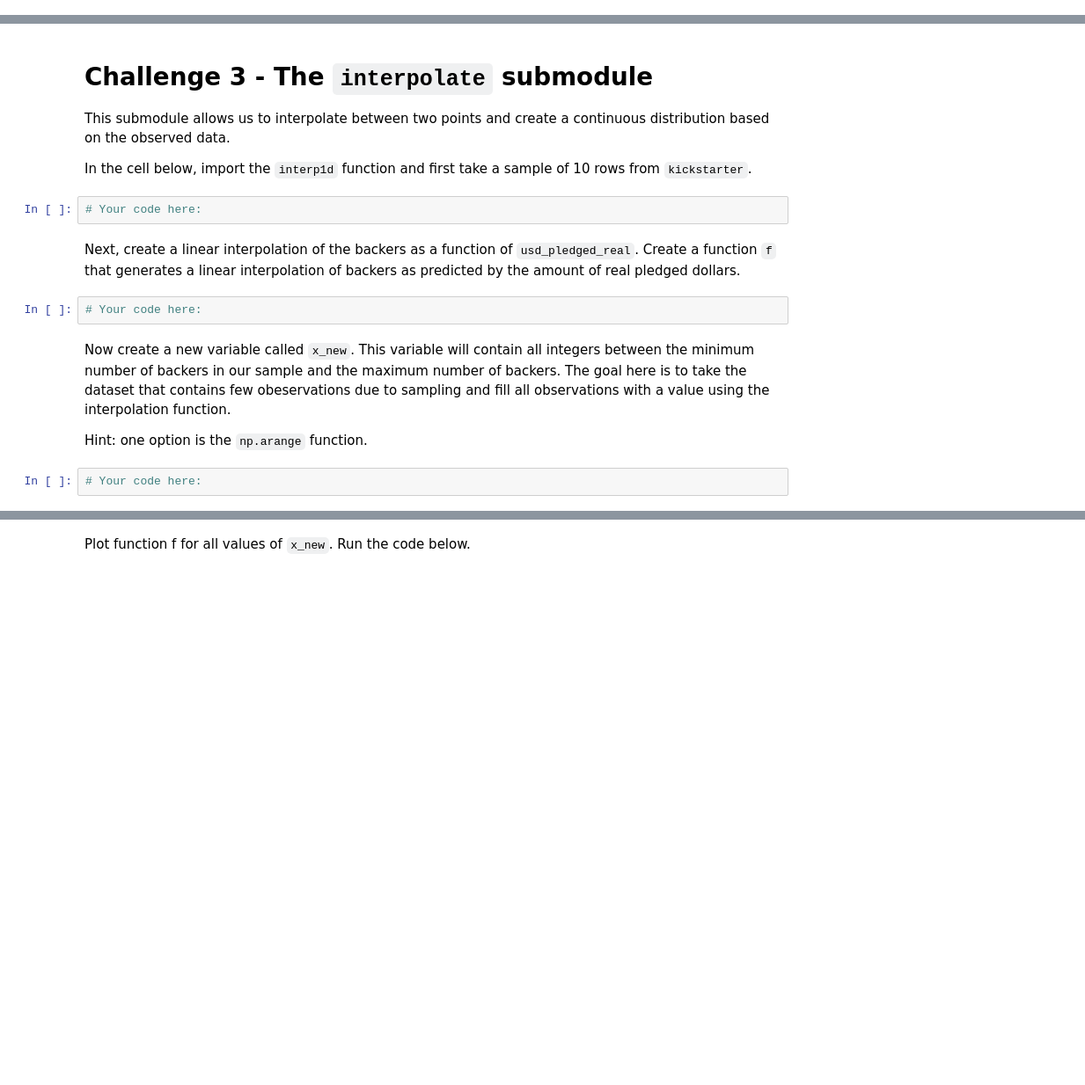
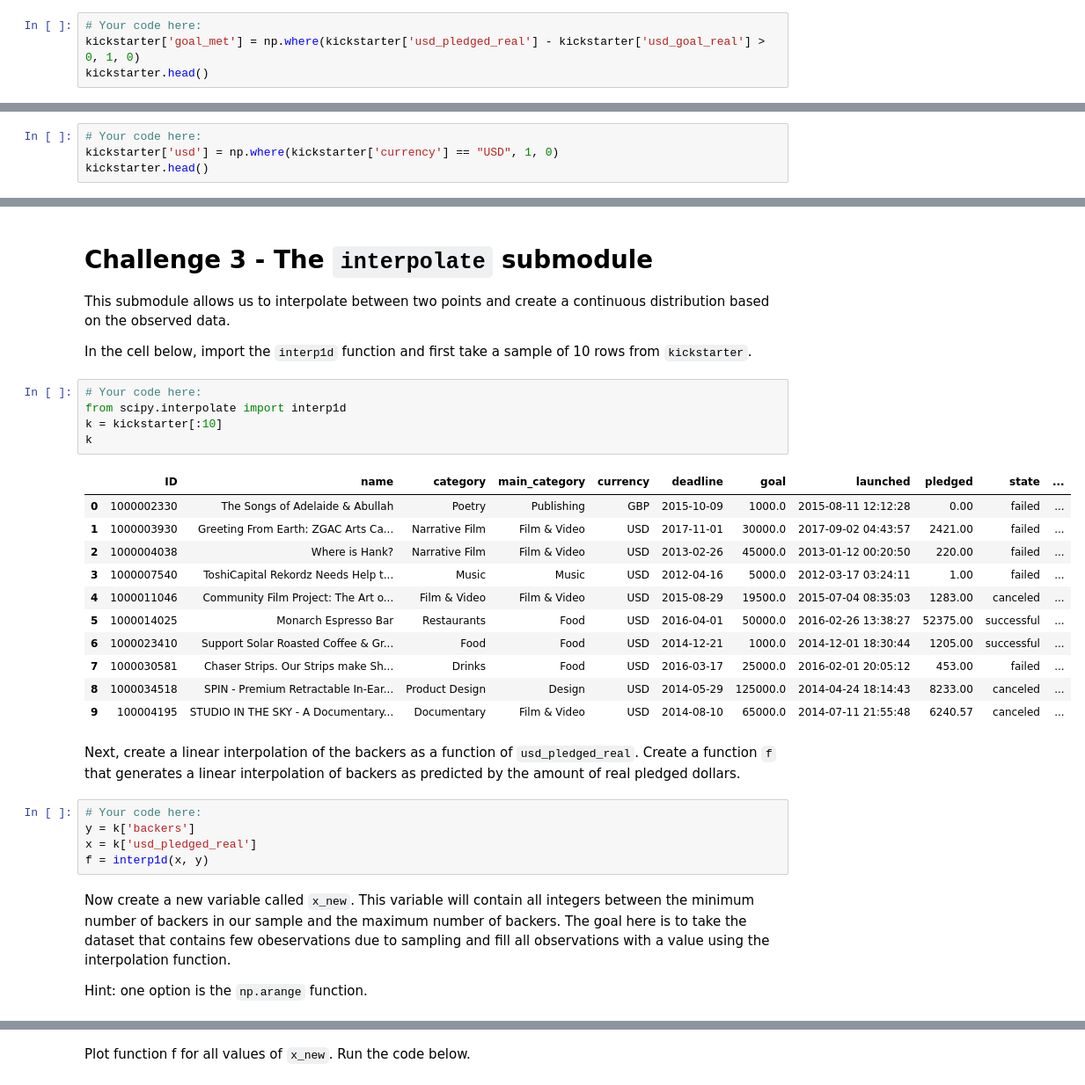
Before and after one commit to ironhack-datalabs/datamad1019, a Jupyter notebook: module-2/lab-intro-to-scipy/your-code/main.ipynb, the cells around one changed output, grey strips where cells are left out. Shown: that part at 88% size. Saved outputs shown, nothing was run; the diff lists cells and outputs as text; blank space fills up the shorter version.

```diff
--- a/module-2/lab-intro-to-scipy/your-code/main.ipynb
+++ b/module-2/lab-intro-to-scipy/your-code/main.ipynb
@@ -38,0 +70,4 @@ Let's perform Fisher's exact test on our KickStarter data. We intend to test the
+# %%
+# Your code here:
+kickstarter['goal_met'] = np.where(kickstarter['usd_pledged_real'] - kickstarter['usd_goal_real'] > 0, 1, 0)
+kickstarter.head()
@@ -42,0 +83,4 @@ Next, create a column that checks whether the currency of the project is in US D
+# %%
+# Your code here:
+kickstarter['usd'] = np.where(kickstarter['currency'] == "USD", 1, 0)
+kickstarter.head()
@@ -62,13 +129,29 @@ This submodule allows us to interpolate between two points and create a continuo
 In the cell below, import the `interp1d` function and first take a sample of 10 rows from `kickstarter`.
 # %%
 # Your code here:
+from scipy.interpolate import interp1d
+k = kickstarter[:10]
+k
+# %% [output]
+|  | ID | name | category | main_category | currency | deadline | goal | launched | pledged | state | ... |
+| 0 | 1000002330 | The Songs of Adelaide & Abullah | Poetry | Publishing | GBP | 2015-10-09 | 1000.0 | 2015-08-11 12:12:28 | 0.00 | failed | ... |
+| 1 | 1000003930 | Greeting From Earth: ZGAC Arts Ca... | Narrative Film | Film & Video | USD | 2017-11-01 | 30000.0 | 2017-09-02 04:43:57 | 2421.00 | failed | ... |
+| 2 | 1000004038 | Where is Hank? | Narrative Film | Film & Video | USD | 2013-02-26 | 45000.0 | 2013-01-12 00:20:50 | 220.00 | failed | ... |
+| 3 | 1000007540 | ToshiCapital Rekordz Needs Help t... | Music | Music | USD | 2012-04-16 | 5000.0 | 2012-03-17 03:24:11 | 1.00 | failed | ... |
+| 4 | 1000011046 | Community Film Project: The Art o... | Film & Video | Film & Video | USD | 2015-08-29 | 19500.0 | 2015-07-04 08:35:03 | 1283.00 | canceled | ... |
+| 5 | 1000014025 | Monarch Espresso Bar | Restaurants | Food | USD | 2016-04-01 | 50000.0 | 2016-02-26 13:38:27 | 52375.00 | successful | ... |
+| 6 | 1000023410 | Support Solar Roasted Coffee & Gr... | Food | Food | USD | 2014-12-21 | 1000.0 | 2014-12-01 18:30:44 | 1205.00 | successful | ... |
+| 7 | 1000030581 | Chaser Strips. Our Strips make Sh... | Drinks | Food | USD | 2016-03-17 | 25000.0 | 2016-02-01 20:05:12 | 453.00 | failed | ... |
+| 8 | 1000034518 | SPIN - Premium Retractable In-Ear... | Product Design | Design | USD | 2014-05-29 | 125000.0 | 2014-04-24 18:14:43 | 8233.00 | canceled | ... |
+| 9 | 100004195 | STUDIO IN THE SKY - A Documentary... | Documentary | Film & Video | USD | 2014-08-10 | 65000.0 | 2014-07-11 21:55:48 | 6240.57 | canceled | ... |
 # %% [markdown]
 Next, create a linear interpolation of the backers as a function of `usd_pledged_real`. Create a function `f` that generates a linear interpolation of backers as predicted by the amount of real pledged dollars.
-# %%
-# Your code here:
+# %%
+# Your code here:
+y = k['backers']
+x = k['usd_pledged_real']
+f = interp1d(x, y)
 # %% [markdown]
 Now create a new variable called `x_new`. This variable will contain all integers between the minimum number of backers in our sample and the maximum number of backers. The goal here is to take the dataset that contains few obeservations due to sampling and fill all observations with a value using the interpolation function.
 
 Hint: one option is the `np.arange` function.
-# %%
-# Your code here:
```
Also changed, not shown: parts of 25 cells of this notebook.
